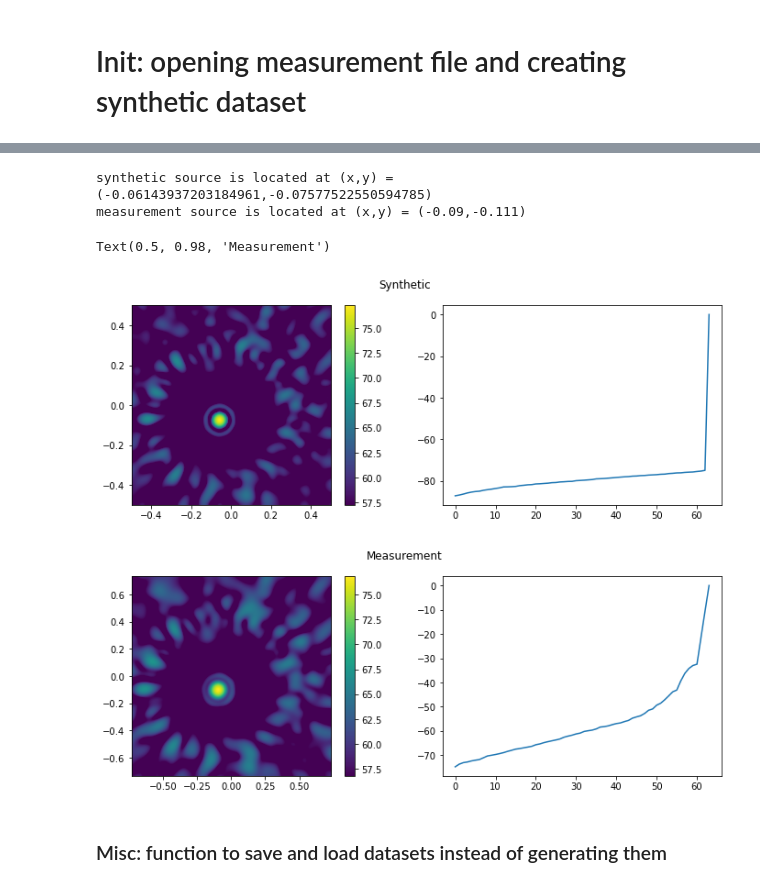
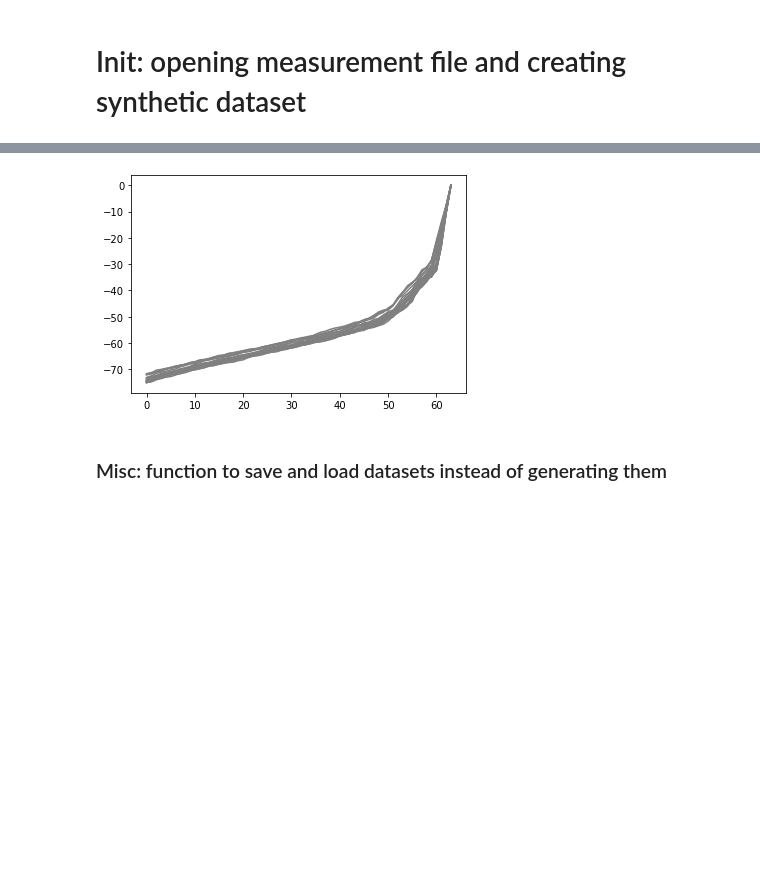
Before and after one commit to raskharkapakh/Master-Arbeit, a Jupyter notebook: python_files/GAN3/notebook.ipynb, the cells around one changed output, grey strips where cells are left out. Drawn from its saved outputs; the diff is of its cells as text; code cells hidden in the pictures; blank space fills up the shorter version.

```diff
--- a/python_files/GAN3/notebook.ipynb
+++ b/python_files/GAN3/notebook.ipynb
@@ -48,7 +48,7 @@ for gpu in gpu_available:
 # Generate datasets
 
 # noise file: 2022-01-26_16-22-57_076675.h5
-
+"""
 start = time.time()
 
 filename_examples = ["2022-01-26_16-44-23_105567.h5",
@@ -61,10 +61,10 @@ filename_examples = ["2022-01-26_16-44-23_105567.h5",
 
 
 # General variable
-BATCH_SIZE = 16
-NB_SYNTHETIC_BATCH = 1000 # for the synthetic dataset
-NB_MEASUREMENT_BATCH = 200 # for the measurement dataset
-NB_STEPS = 5
+BATCH_SIZE = 1#16
+NB_SYNTHETIC_BATCH = 1#1000 # for the synthetic dataset
+NB_MEASUREMENT_BATCH = 1#200 # for the measurement dataset
+NB_STEPS = 1#5
 
 # Variables to access the measurements
 MEASUREMENT_PATH = "../Data/Measurement/td/"
@@ -115,4 +115,5 @@ measurement_evals_dB_dataset = tf.convert_to_tensor([m[3] for m in measurement_d
 
 diff = time.time() - start
 print(f"completed in {diff}s")
+"""
 # %% [output]
@@ -145,6 +262,17 @@ SNR=61.15dB
+# %%
+level_decay = []
+
+for tensor in list_tensor:
+    a = np.sort(np.array(tensor[0,:,:,0]).flatten())
+    level_decay.append(a)
+    #print(tensor.shape)
+
+ballec = [plt.plot(a, color = "grey") for a in level_decay]
+# %% [output]
+[figure, added]
 # %%
 # Beamforming validation test + eval check ====================================================================
-
+"""
 NUMFREQ = 1
 NUMCHANNELS = 64
 figsize_throwaway = (12,4)
@@ -209,12 +337,7 @@ beamform(measurement_csm, helmotz_number=HELMOTZ_NUMBER, measurement=True)
 plt.subplot(122)
 plt.plot(levelify(evals_vec_numpy))
 plt.suptitle("Measurement")
+"""
-# %% [output]
-synthetic source is located at (x,y) = (-0.06143937203184961,-0.07577522550594785)
-measurement source is located at (x,y) = (-0.09,-0.111)
-Text(0.5, 0.98, 'Measurement')
-[figure, removed]
-[figure, removed]
 # %% [markdown]
 ### Misc: function to save and load datasets instead of generating them
 # %%
```
Also changed, not shown: parts of 37 cells of this notebook, 33 other files.
